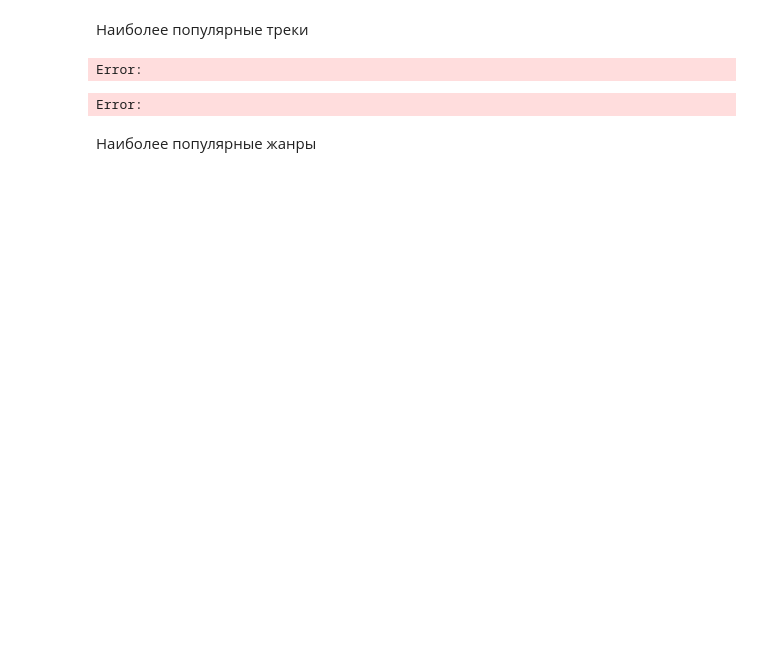
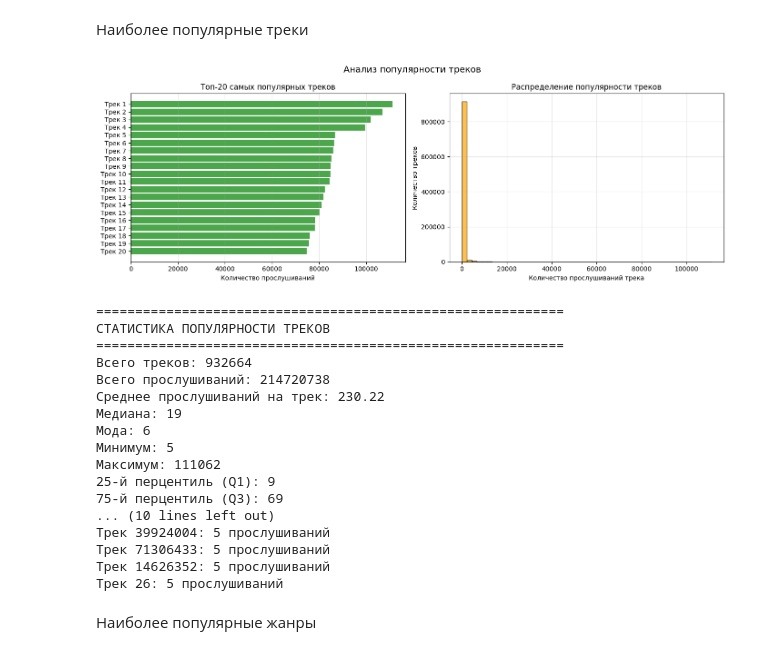
Before and after one commit to koranevskiy/mle-project-sprint-4-v001, a Jupyter notebook: recommendations.ipynb, the cells around one changed output. Cells and saved outputs as stored; diff of their text form; code cells hidden in the pictures; blank space fills up the shorter version.

```diff
--- a/recommendations.ipynb
+++ b/recommendations.ipynb
@@ -233,9 +287,78 @@ Error:
 # %% [markdown]
 Наиболее популярные треки
 # %%
+# Подсчет прослушиваний каждого трека
+track_popularity = interactions.groupby('track_id')['user_id'].count().reset_index()
+track_popularity.columns = ['track_id', 'play_count']
+track_popularity = track_popularity.sort_values('play_count', ascending=False)
+
+fig, axes = plt.subplots(1, 2, figsize=(14, 5))
+
+# 1. Топ-20 треков
+top_20 = track_popularity.head(20)
+axes[0].barh(range(len(top_20)), top_20['play_count'].values, color='green', alpha=0.7)
+axes[0].set_yticks(range(len(top_20)))
+axes[0].set_yticklabels([f"Трек {i+1}" for i in range(len(top_20))])
+axes[0].set_xlabel('Количество прослушиваний')
+axes[0].set_title('Топ-20 самых популярных треков')
+axes[0].invert_yaxis()
+axes[0].grid(True, alpha=0.3, axis='x')
+
+# 2. Распределение популярности
+axes[1].hist(track_popularity['play_count'], bins=50, edgecolor='black', alpha=0.7, color='orange')
+axes[1].set_xlabel('Количество прослушиваний трека')
+axes[1].set_ylabel('Количество треков')
+axes[1].set_title('Распределение популярности треков')
+axes[1].grid(True, alpha=0.3)
+
+plt.suptitle('Анализ популярности треков', fontsize=14)
+plt.tight_layout()
+plt.show()
+
+# Математическая статистика
+print("="*60)
+print("СТАТИСТИКА ПОПУЛЯРНОСТИ ТРЕКОВ")
+print("="*60)
+
+data = track_popularity['play_count']
+stats = data.describe()
+
+print(f"Всего треков: {len(data)}")
+print(f"Всего прослушиваний: {data.sum()}")
+print(f"Среднее прослушиваний на трек: {data.mean():.2f}")
+print(f"Медиана: {data.median():.0f}")
+print(f"Мода: {data.mode().values[0]}")
+print(f"Минимум: {data.min()}")
+print(f"Максимум: {data.max()}")
+print(f"25-й перцентиль (Q1): {stats['25%']:.0f}")
+print(f"75-й перцентиль (Q3): {stats['75%']:.0f}")
+
+print("\nТОП-5 САМЫХ ПОПУЛЯРНЫХ ТРЕКОВ:")
+for i, row in track_popularity.head(5).iterrows():
+    print(f"Трек {row['track_id']}: {row['play_count']} прослушиваний")
+
+print("\nТОП-5 НАИМЕНЕЕ ПОПУЛЯРНЫХ ТРЕКОВ (из прослушанных):")
+for i, row in track_popularity.tail(5).iterrows():
+    print(f"Трек {row['track_id']}: {row['play_count']} прослушиваний")
 # %% [output]
+[figure, added]
-Error:
+============================================================
+СТАТИСТИКА ПОПУЛЯРНОСТИ ТРЕКОВ
+============================================================
+Всего треков: 932664
+Всего прослушиваний: 214720738
+Среднее прослушиваний на трек: 230.22
+Медиана: 19
+Мода: 6
+Минимум: 5
+Максимум: 111062
+25-й перцентиль (Q1): 9
+75-й перцентиль (Q3): 69
+... (10 lines left out)
+Трек 39924004: 5 прослушиваний
+Трек 71306433: 5 прослушиваний
+Трек 14626352: 5 прослушиваний
+Трек 26: 5 прослушиваний
-Error:
 # %% [markdown]
 Наиболее популярные жанры
 # %%
```
Also changed, not shown: parts of 8 cells of this notebook, 2 other files.
